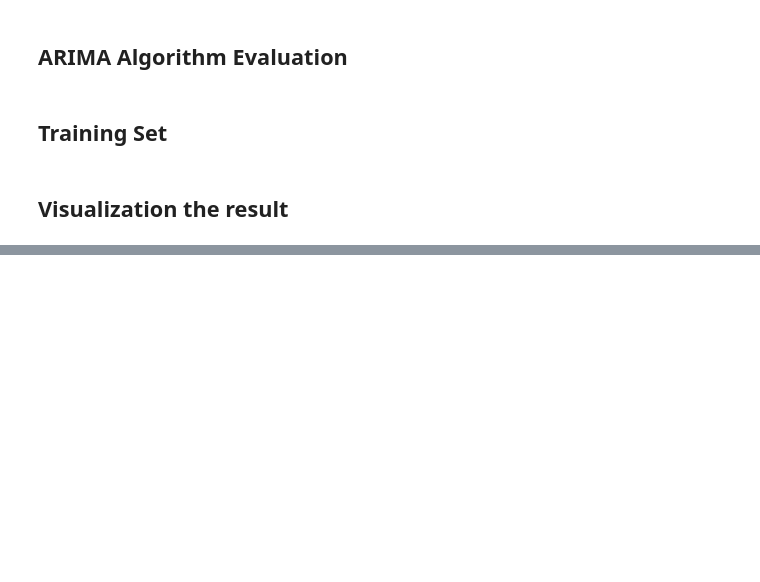
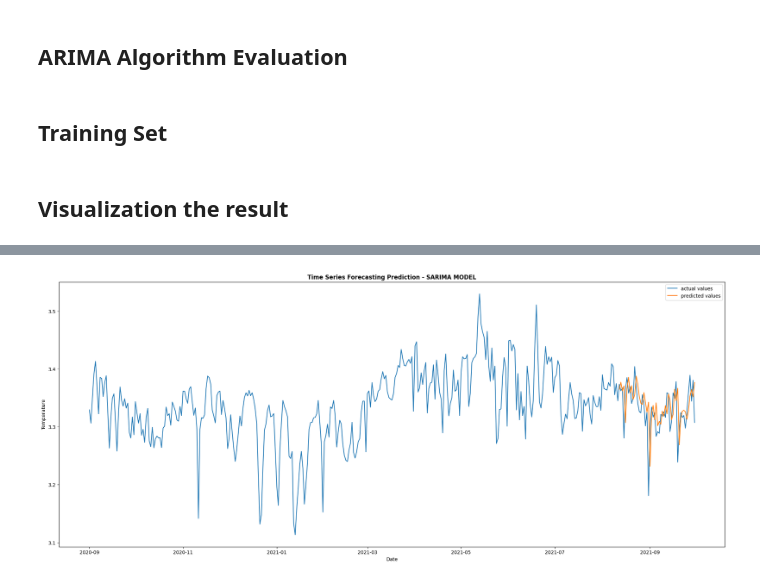
Before and after one commit to Galaxy092/Samsung-Innovation-Campus-Big-Data-Capstone-Project, a Jupyter notebook: Machine Learning.ipynb, the cells around one changed output, grey strips where cells are left out. Cells and saved outputs as stored; diff of their text form; code cells hidden in the pictures; blank space fills up the shorter version.

```diff
--- a/Machine Learning.ipynb
+++ b/Machine Learning.ipynb
@@ -172,0 +209,8 @@ plt.show()
+# %%
+#define a validation set
+test_set = tem_test.copy()
+# %%
+# Let's test it in the test set
+warnings.filterwarnings("ignore")
+#test_set['prediction'] = sarima_model(tem_train['temperature'], test_set['temperature'], ((3,0,0),(0,1,1,12),'c'))
+test_set['Prediction'] = sarima_model(tem_train['Temperature_Celsius'], test_set['Temperature_Celsius'], ((1,0,3),(0,1,1,12),'c'))
@@ -172,0 +224,4 @@ plt.show()
+# %%
+# Creating the error column
+test_set['Error'] = test_set['Temperature_Celsius'] - test_set['Prediction']
+test_set.head()
@@ -172,0 +236,16 @@ plt.show()
+# %%
+#draw the visual of testing set
+end_date = '2021-09-30'
+filtered_tem_logscale = tem_logscale[:end_date]
+
+plt.figure(figsize=(25,10))
+plt.plot(filtered_tem_logscale.index, filtered_tem_logscale.Temperature_Celsius, label = "actual values")
+plt.plot(test_set['Prediction'] ,label = "predicted values")
+
+plt.title("Time Series Forecasting Prediction - SARIMA MODEL", fontweight='bold')
+plt.xlabel("Date")
+plt.ylabel("Temperature")
+plt.legend()
+plt.show()
+# %% [output]
+[figure, added]
```
Also changed, not shown: parts of 18 cells of this notebook, 6 other files.
